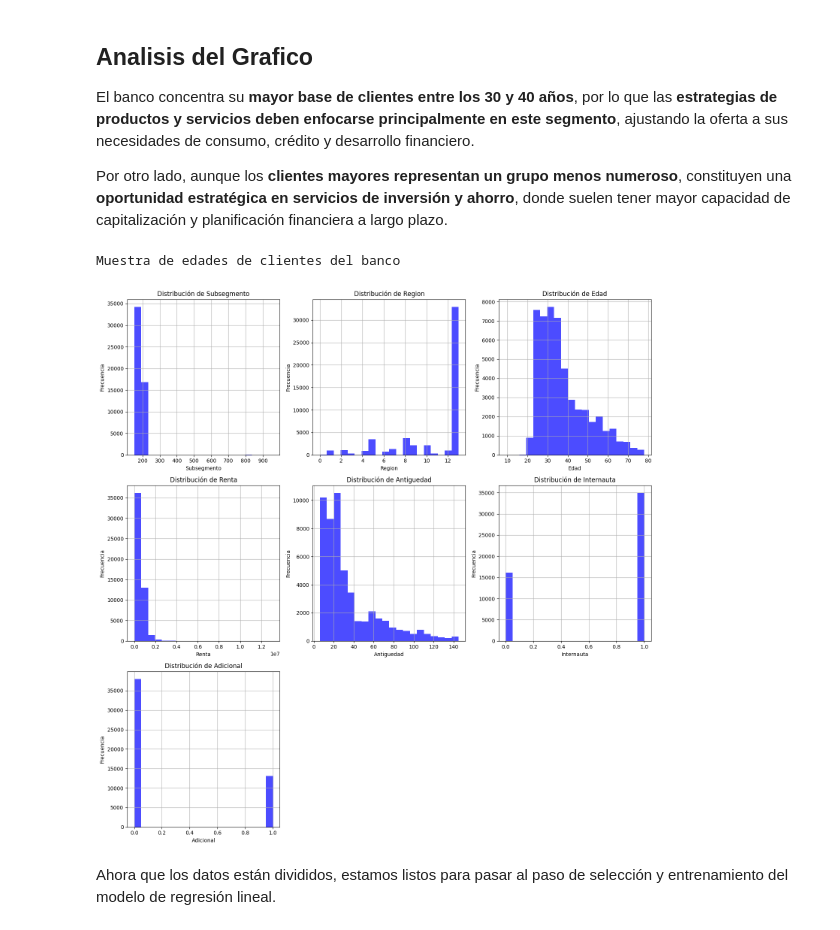
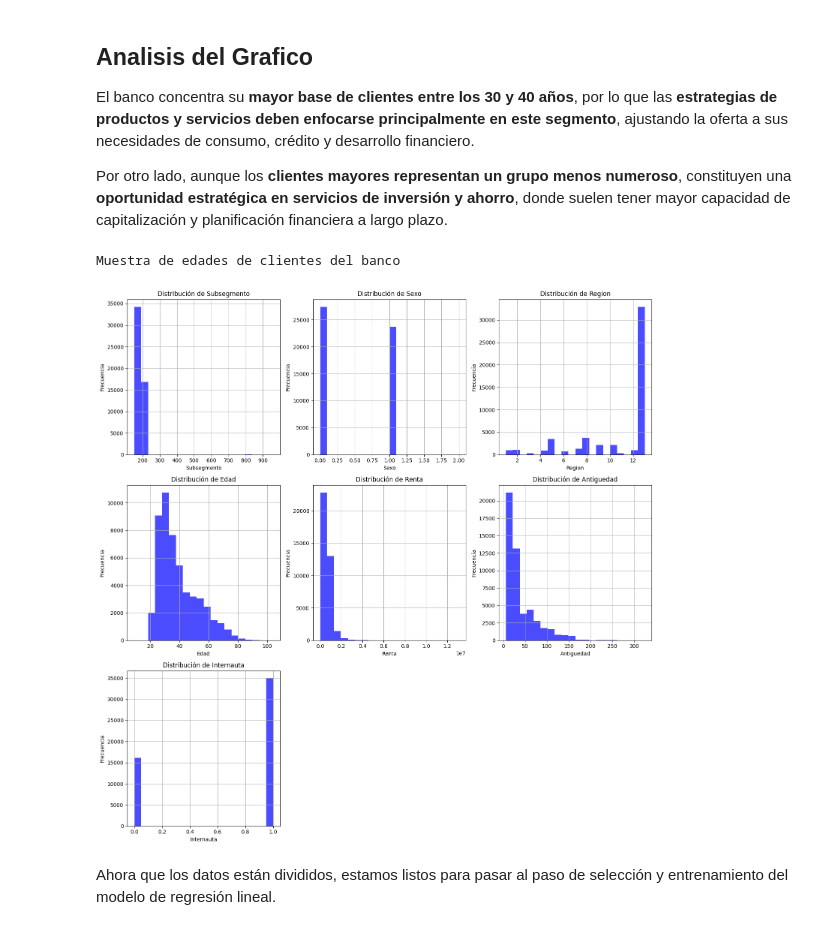
Before and after one commit to 4mnesia/MachineLearningRepo, a Jupyter notebook: Entrega1 (1).ipynb, the cells around one changed output. Cells and saved outputs as stored; diff of their text form; code cells hidden in the pictures.

```diff
--- a/Entrega1 (1).ipynb
+++ b/Entrega1 (1).ipynb
@@ -493,42 +501,43 @@ El banco concentra su **mayor base de clientes entre los 30 y 40 años**, por lo
 
 Por otro lado, aunque los **clientes mayores representan un grupo menos numeroso**, constituyen una **oportunidad estratégica en servicios de inversión y ahorro**, donde suelen tener mayor capacidad de capitalización y planificación financiera a largo plazo.
 # %%
+
 # Muestra de edades de clientes del banco
 print("Muestra de edades de clientes del banco")
 
-# Filtrar columnas numéricas y excluir 'Id' usando df_clean
-numeric_columns = [column for column in df_clean.columns if pd.api.types.is_numeric_dtype(df_clean[column]) and column != 'Id' and column != 'target']
+# Usar df_1 como DataFrame limpio y numérico
+numeric_columns = [column for column in df_1.columns if pd.api.types.is_numeric_dtype(df_1[column]) and column != 'Id' and column != 'target']
 
 # Limitar a 7 columnas máximo para graficar
 numeric_columns = numeric_columns[:7]
 
 # Configuración de subplots
 n_cols = 3
 n_rows = -(-len(numeric_columns) // n_cols)  # Calcular filas necesarias
 fig, axes = plt.subplots(n_rows, n_cols, figsize=(15, 5 * n_rows))  # Tamaño dinámico
 
 # Asegurar que los axes sean una lista plana
 axes = axes.flatten()
 
 # Graficar columnas numéricas
 for i, column in enumerate(numeric_columns):
     ax = axes[i]
-    if not df_clean[column].dropna().empty:  # Verificar que la columna no esté vacía en df_clean
-        df_clean[column].hist(bins=20, color='blue', alpha=0.7, ax=ax)
+    if not df_1[column].dropna().empty:  # Verificar que la columna no esté vacía en df_1
+        df_1[column].hist(bins=20, color='blue', alpha=0.7, ax=ax)
         ax.set_title(f'Distribución de {column}')
         ax.set_xlabel(column)
         ax.set_ylabel('Frecuencia')
 
 # Eliminar gráficos sobrantes si hay menos columnas que espacios creados
 for j in range(len(numeric_columns), len(axes)):
     fig.delaxes(axes[j])
 
 # Ajustar el diseño
 plt.tight_layout()
 plt.show()
 # %% [output]
 Muestra de edades de clientes del banco
-[figure, old version]
+[figure, new version]
 # %% [markdown]
 Ahora que los datos están divididos, estamos listos para pasar al paso de selección y entrenamiento del modelo de regresión lineal.
 # %% [markdown]
```
Also changed, not shown: parts of 6 cells of this notebook, 1 other file.
